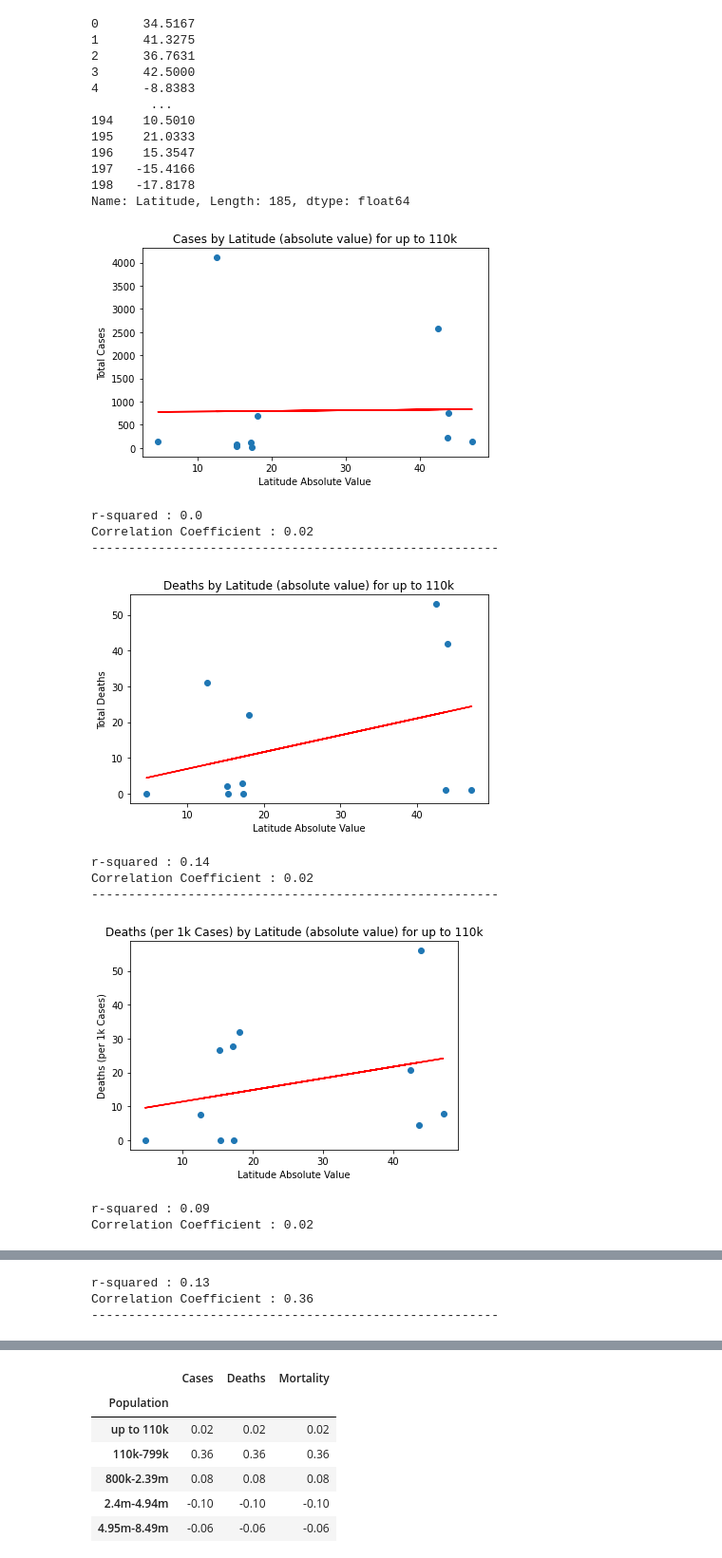
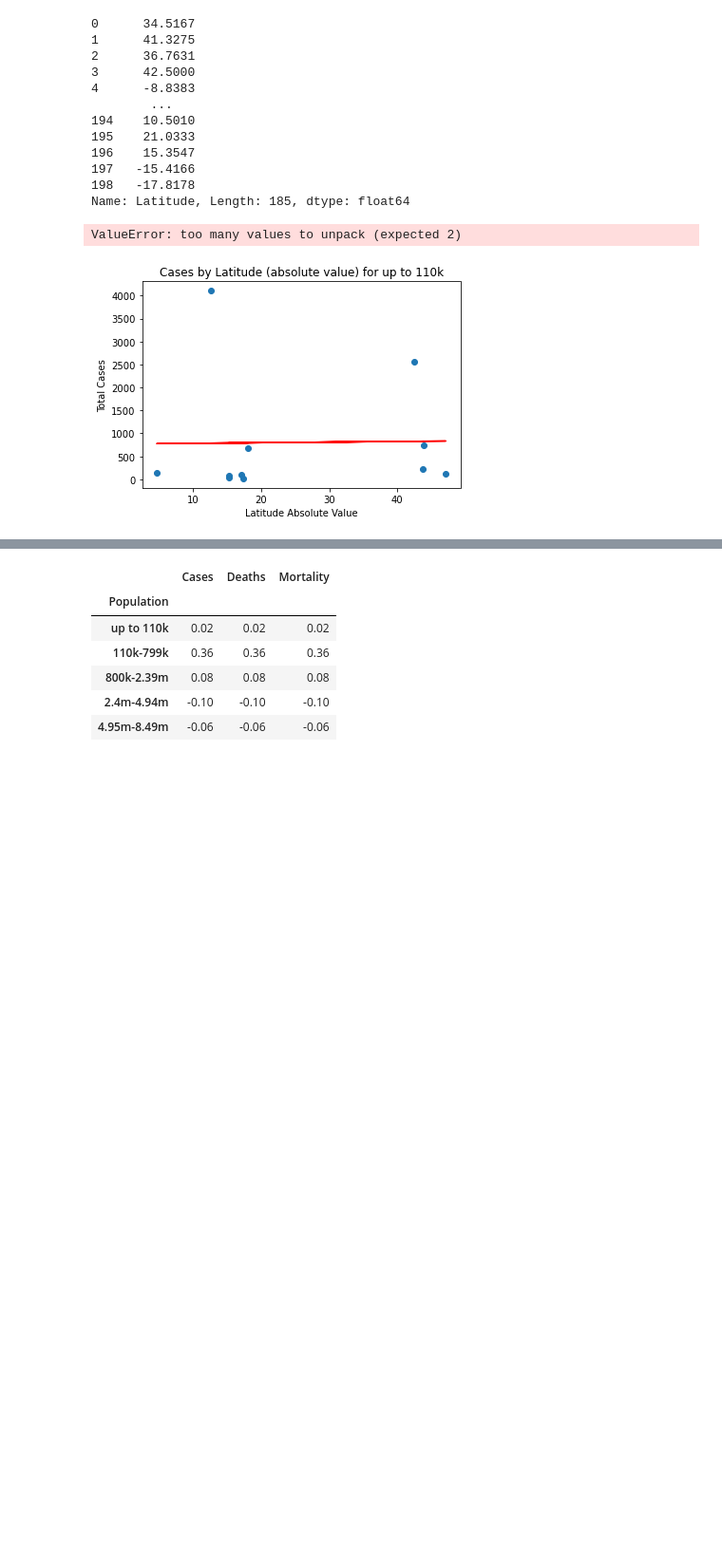
Before and after one commit to AustinRCole/COVID_Lat_GDP_analysis, a Jupyter notebook: Final_COVID_analysis.ipynb, the cells around one changed output, grey strips where cells are left out. Shown at 95% size. Drawn from its saved outputs; the diff is of its cells as text; code cells hidden in the pictures; blank space fills up the shorter version.

```diff
--- a/Final_COVID_analysis.ipynb
+++ b/Final_COVID_analysis.ipynb
@@ -226,14 +226,19 @@ for pop_range in pop_ranges:
     fit = slope * group_lat_abs + intercept
     plt.plot(group_lat_abs,fit,color='r')
 
-    plt.tight_layout()
-    plt.savefig(f'Images/Lat vs Cases for{pop_range}.png')
-    plt.show()
 
     rs = round(r**2,2)
     cc = round(st.pearsonr(group_lat_abs,group_cases)[0],2)
     case_cc_list.append(cc)
     case_rs_list.append(rs)
+
+    plt.annotate(f"cor. coef. = {cc}", ('data'))
+    #plt.annotate(f"r= {rs}", ('best'), fontsize=12, color="red")
+
+    plt.tight_layout()
+    plt.savefig(f'Images/Lat vs Cases for{pop_range}.png')
+    plt.show()
+
 
     print(f"r-squared : {rs}")
     print(f"Correlation Coefficient : {cc}")
@@ -262,41 +267,32 @@ for pop_range in pop_ranges:
     deaths_rs_list.append(rs)
 
     print(f"r-squared : {rs}")
     print(f"Correlation Coefficient : {cc}")
     print('-------------------------------------------------------')
     #-------------------------------------------------------------------------------------------------------------------------
     plt.subplots()
     plt.scatter(group_lat_abs, group_dp1k)
     plt.xlabel('Latitude Absolute Value')
     plt.ylabel('Deaths (per 1k Cases)')
     plt.title(f'Deaths (per 1k Cases) by Latitude (absolute value) for {pop_range}')
 
 
     slope, intercept, r, p, std_err = st.linregress(group_lat_abs, group_dp1k)
     fit = slope * group_lat_abs + intercept
     plt.plot(group_lat_abs,fit,color='r')
 
 
     plt.tight_layout()
     plt.savefig(f'Images/Lat vs Mortality for{pop_range}.png')
     plt.show()
 
     rs = round(r**2,2)
     cc = round(st.pearsonr(group_lat_abs,group_cases)[0],2)
     mortality_cc_list.append(cc)
     mortality_rs_list.append(rs)
 
     print(f"r-squared : {rs}")
     print(f"Correlation Coefficient : {cc}")
 # %% [output]
+ValueError: too many values to unpack (expected 2)
-[figure, old version]
+[figure, new version]
-r-squared : 0.0
-Correlation Coefficient : 0.02
--------------------------------------------------------
-[figure, removed]
-r-squared : 0.14
-Correlation Coefficient : 0.02
--------------------------------------------------------
-[figure, removed]
-r-squared : 0.09
-Correlation Coefficient : 0.02
@@ -304,3 +298,0 @@ Correlation Coefficient : 0.02
-r-squared : 0.13
-Correlation Coefficient : 0.36
--------------------------------------------------------
```
Also changed, not shown: parts of 1 cell of this notebook, 45 other files.
